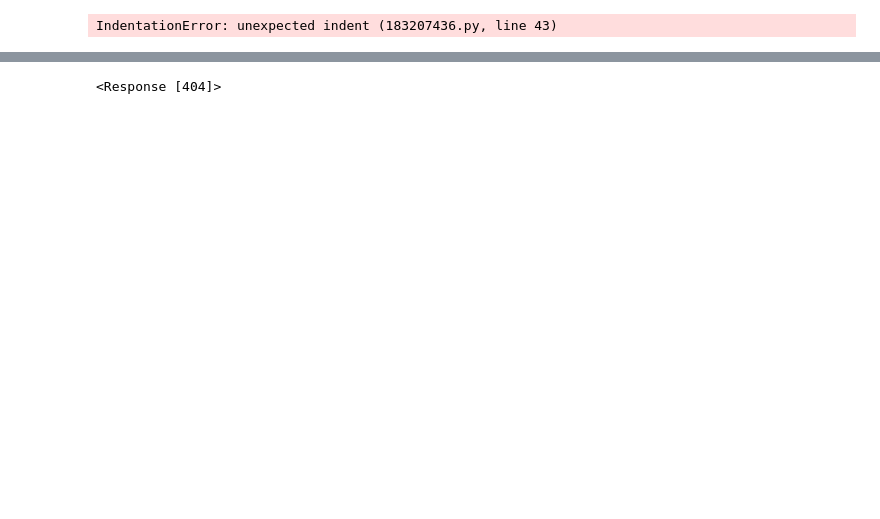
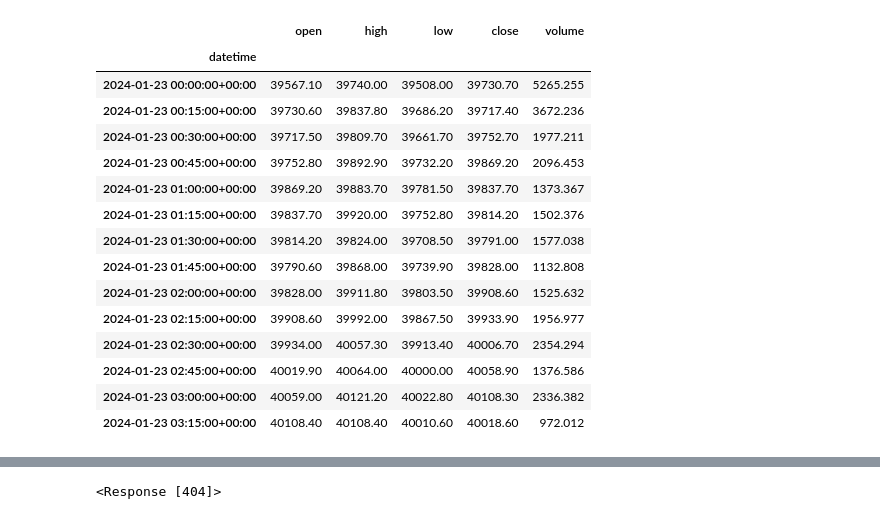
Before and after one commit to Hottari/Trading_System, a Jupyter notebook: API_Connecter/data_loader/test.ipynb, the cells around one changed output, grey strips where cells are left out. Drawn from its saved outputs; the diff is of its cells as text; code cells hidden in the pictures; blank space fills up the shorter version.

```diff
--- a/API_Connecter/data_loader/test.ipynb
+++ b/API_Connecter/data_loader/test.ipynb
@@ -45,0 +150,2 @@ class BinanceLoader(ExchangeData):
+# %%
+save_dir = r'C:\Users\a1222\Collections\Trading_System\API_Connecter\data_base\binance\usd\15m'
@@ -46 +169,21 @@ class BinanceLoader(ExchangeData):
+# %%
+df_ = pd.read_pickle(os.path.join(save_dir, 'BTCUSDT_ohlcv.pkl'))
+df_
+# %% [output]
+|  | open | high | low | close | volume |
+| datetime |  |  |  |  |  |
+| 2024-01-23 00:00:00+00:00 | 39567.10 | 39740.00 | 39508.00 | 39730.70 | 5265.255 |
+| 2024-01-23 00:15:00+00:00 | 39730.60 | 39837.80 | 39686.20 | 39717.40 | 3672.236 |
+| 2024-01-23 00:30:00+00:00 | 39717.50 | 39809.70 | 39661.70 | 39752.70 | 1977.211 |
+| 2024-01-23 00:45:00+00:00 | 39752.80 | 39892.90 | 39732.20 | 39869.20 | 2096.453 |
+| 2024-01-23 01:00:00+00:00 | 39869.20 | 39883.70 | 39781.50 | 39837.70 | 1373.367 |
+| 2024-01-23 01:15:00+00:00 | 39837.70 | 39920.00 | 39752.80 | 39814.20 | 1502.376 |
+| 2024-01-23 01:30:00+00:00 | 39814.20 | 39824.00 | 39708.50 | 39791.00 | 1577.038 |
+| 2024-01-23 01:45:00+00:00 | 39790.60 | 39868.00 | 39739.90 | 39828.00 | 1132.808 |
+| 2024-01-23 02:00:00+00:00 | 39828.00 | 39911.80 | 39803.50 | 39908.60 | 1525.632 |
+| 2024-01-23 02:15:00+00:00 | 39908.60 | 39992.00 | 39867.50 | 39933.90 | 1956.977 |
+| 2024-01-23 02:30:00+00:00 | 39934.00 | 40057.30 | 39913.40 | 40006.70 | 2354.294 |
+| 2024-01-23 02:45:00+00:00 | 40019.90 | 40064.00 | 40000.00 | 40058.90 | 1376.586 |
+| 2024-01-23 03:00:00+00:00 | 40059.00 | 40121.20 | 40022.80 | 40108.30 | 2336.382 |
+| 2024-01-23 03:15:00+00:00 | 40108.40 | 40108.40 | 40010.60 | 40018.60 | 972.012 |
 # %%
@@ -126,25 +192,0 @@ def download_ohlcv(self, start:str, freq:str, symbol_li:list=None,):
-# %%
-def fetch_spot_ohlcv(self, symbol, start, freq, limit=1000):
-    """
-    Mind
-    - max_limit = 1000 for spot markets
-    - timezone = 'UTC'
-    """
-    ohlcv_list = []
-    start_ts13 = self.spot_client.parse8601(start)
-    columns = ['datetime', 'open', 'high', 'low', 'close', 'volume']
-
-    while True:
-        ohlcv = self.spot_client.fetch_ohlcv(symbol, freq, since=start_ts13, limit=limit)
-        ohlcv_list.extend(ohlcv)
-        print(f"fetching {symbol} from {pd.to_datetime(start_ts13, unit='ms').tz_localize('UTC')}")
-        if len(ohlcv) < limit:
-            break
-        start_ts13 = ohlcv[-1][0]
-
-    df = pd.DataFrame(ohlcv_list, columns=columns)
-    df['code'] = symbol
-
-    return df
-# %% [output]
-IndentationError: unexpected indent (183207436.py, line 43)
```
Also changed, not shown: parts of 12 cells of this notebook, 3 other files.
